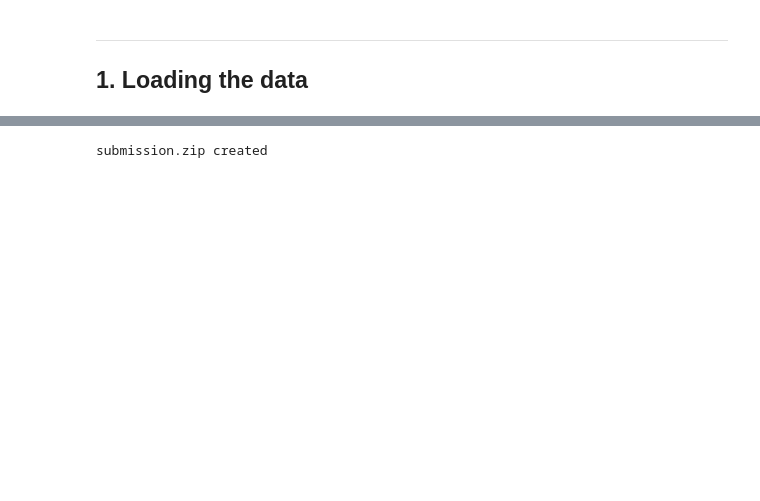
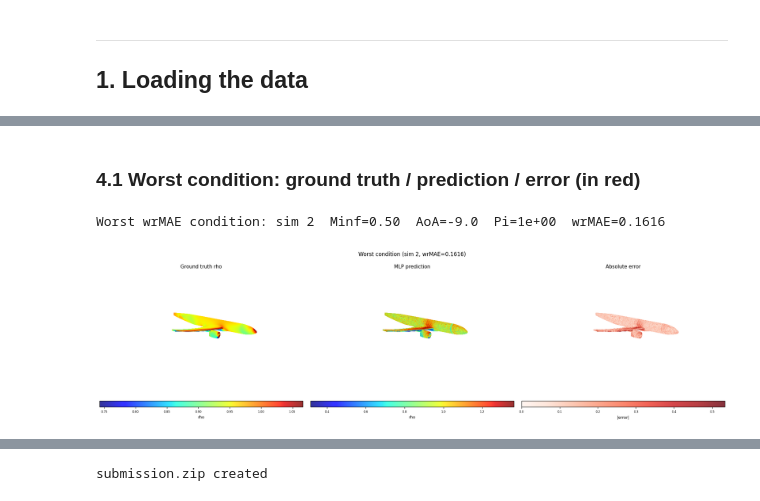
Before and after one commit to Akawalid/onera_468_crm_wall_distribution_regression_challenge_v2, a Jupyter notebook: bundle/starting_kit/starting_kit.ipynb, the cells around one changed output, grey strips where cells are left out. Cells and saved outputs as stored; diff of their text form; code cells hidden in the pictures; blank space fills up the shorter version.

```diff
--- a/bundle/starting_kit/starting_kit.ipynb
+++ b/bundle/starting_kit/starting_kit.ipynb
@@ -441,0 +143,8 @@ Be careful, make sure your zip doesn't contain a folder at the root, make sure i
+# %%
+from kit_utils import mlp_klw as mlp
+
+print('MLP cross-validation (hidden=(64,), 40 epochs, early stopping)...')
+y_cv_mlp = mlp.cv_predict(train_conds, Y_train, comp_masks, sigma_ref, D.mach_fold_splits)
+res_mlp = M.evaluate(y_train, y_cv_mlp, train_weights, comp_masks, sigma_ref)
+print(f"\nMLP-KLw   ->  KLw={res_mlp['mean_KL']:.4f}  R2={res_mlp['R2']:.4f}  "
+      f"wrMAE={res_mlp['wrMAE']:.4f}  score={res_mlp['score']:.4f}")
@@ -441,0 +182,18 @@ Be careful, make sure your zip doesn't contain a folder at the root, make sure i
+# %% [markdown]
+### 4.1 Worst condition: ground truth / prediction / error (in red)
+# %%
+from kit_utils import pca_plots as PP
+
+iworst_wrmae, wrmae_worst, _ = M.compute_wrMAE(y_train, y_cv_mlp, train_weights)
+Minf, AoA, Pi = train_conds[iworst_wrmae]
+print(f'Worst wrMAE condition: sim {iworst_wrmae}  Minf={Minf:.2f}  AoA={AoA:.1f}  '
+      f'Pi={Pi:.0e}  wrMAE={wrmae_worst:.4f}')
+
+sl = slice(iworst_wrmae * M.NWALLP, (iworst_wrmae + 1) * M.NWALLP)
+X_sim, y_sim, yhat_sim = X_train[sl], y_train[sl], y_cv_mlp[sl]
+
+PP.plot_condition(X_sim, y_sim, yhat_sim, title_suffix=f' (sim {iworst_wrmae}, wrMAE={wrmae_worst:.4f})',
+                   model_name='MLP')
+# %% [output]
+Worst wrMAE condition: sim 2  Minf=0.50  AoA=-9.0  Pi=1e+00  wrMAE=0.1616
+[figure, added]
```
Also changed, not shown: parts of 41 cells of this notebook, 14 other files.
